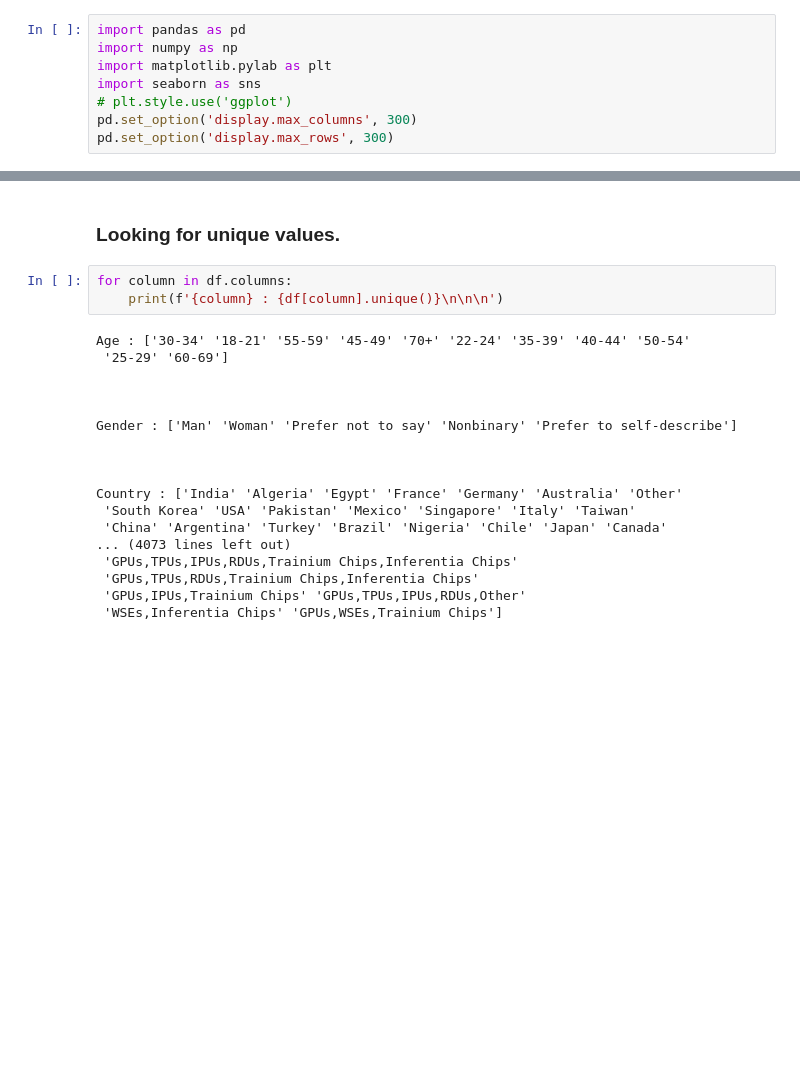
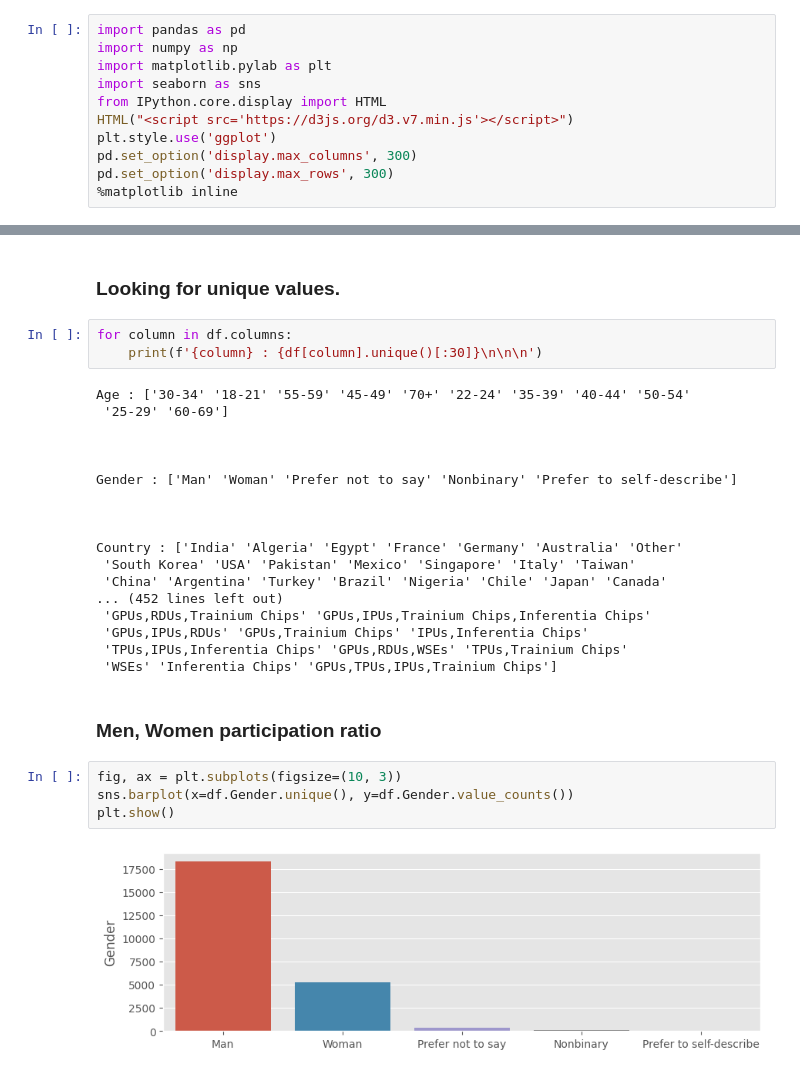
Before and after one commit to KushagraChaturvedi/EDA-Sentiment-Analysis, a Jupyter notebook: DataScience-Survey/EDA_DataScienceSurvey.ipynb, the cells around one changed output, grey strips where cells are left out. Cells and saved outputs as stored; diff of their text form; blank space fills up the shorter version.

Commit message:
A little bit of ploting / graphing and documenting.

```diff
--- a/DataScience-Survey/EDA_DataScienceSurvey.ipynb
+++ b/DataScience-Survey/EDA_DataScienceSurvey.ipynb
@@ -7,9 +12,12 @@ import pandas as pd
 import numpy as np
 import matplotlib.pylab as plt
 import seaborn as sns
-# plt.style.use('ggplot')
+from IPython.core.display import HTML
+HTML("<script src='https://d3js.org/d3.v7.min.js'></script>")
+plt.style.use('ggplot')
 pd.set_option('display.max_columns', 300)
 pd.set_option('display.max_rows', 300)
+%matplotlib inline
 # %% [markdown]
 ### Reading the Data file.
 # %%
@@ -261,7 +272,7 @@ df = df.replace([''], 'None')
 ### Looking for unique values.
 # %%
 for column in df.columns:
-    print(f'{column} : {df[column].unique()}\n\n\n')
+    print(f'{column} : {df[column].unique()[:30]}\n\n\n')
 # %% [output]
 Age : ['30-34' '18-21' '55-59' '45-49' '70+' '22-24' '35-39' '40-44' '50-54'
  '25-29' '60-69']
@@ -275,8 +286,16 @@ Gender : ['Man' 'Woman' 'Prefer not to say' 'Nonbinary' 'Prefer to self-describe
 Country : ['India' 'Algeria' 'Egypt' 'France' 'Germany' 'Australia' 'Other'
  'South Korea' 'USA' 'Pakistan' 'Mexico' 'Singapore' 'Italy' 'Taiwan'
  'China' 'Argentina' 'Turkey' 'Brazil' 'Nigeria' 'Chile' 'Japan' 'Canada'
-... (4073 lines left out)
- 'GPUs,TPUs,IPUs,RDUs,Trainium Chips,Inferentia Chips'
- 'GPUs,TPUs,RDUs,Trainium Chips,Inferentia Chips'
- 'GPUs,IPUs,Trainium Chips' 'GPUs,TPUs,IPUs,RDUs,Other'
- 'WSEs,Inferentia Chips' 'GPUs,WSEs,Trainium Chips']
+... (452 lines left out)
+ 'GPUs,RDUs,Trainium Chips' 'GPUs,IPUs,Trainium Chips,Inferentia Chips'
+ 'GPUs,IPUs,RDUs' 'GPUs,Trainium Chips' 'IPUs,Inferentia Chips'
+ 'TPUs,IPUs,Inferentia Chips' 'GPUs,RDUs,WSEs' 'TPUs,Trainium Chips'
+ 'WSEs' 'Inferentia Chips' 'GPUs,TPUs,IPUs,Trainium Chips']
+# %% [markdown]
+### Men, Women participation ratio
+# %%
+fig, ax = plt.subplots(figsize=(10, 3))
+sns.barplot(x=df.Gender.unique(), y=df.Gender.value_counts())
+plt.show()
+# %% [output]
+[figure, added]
```
Also changed, not shown: parts of 10 cells of this notebook.
